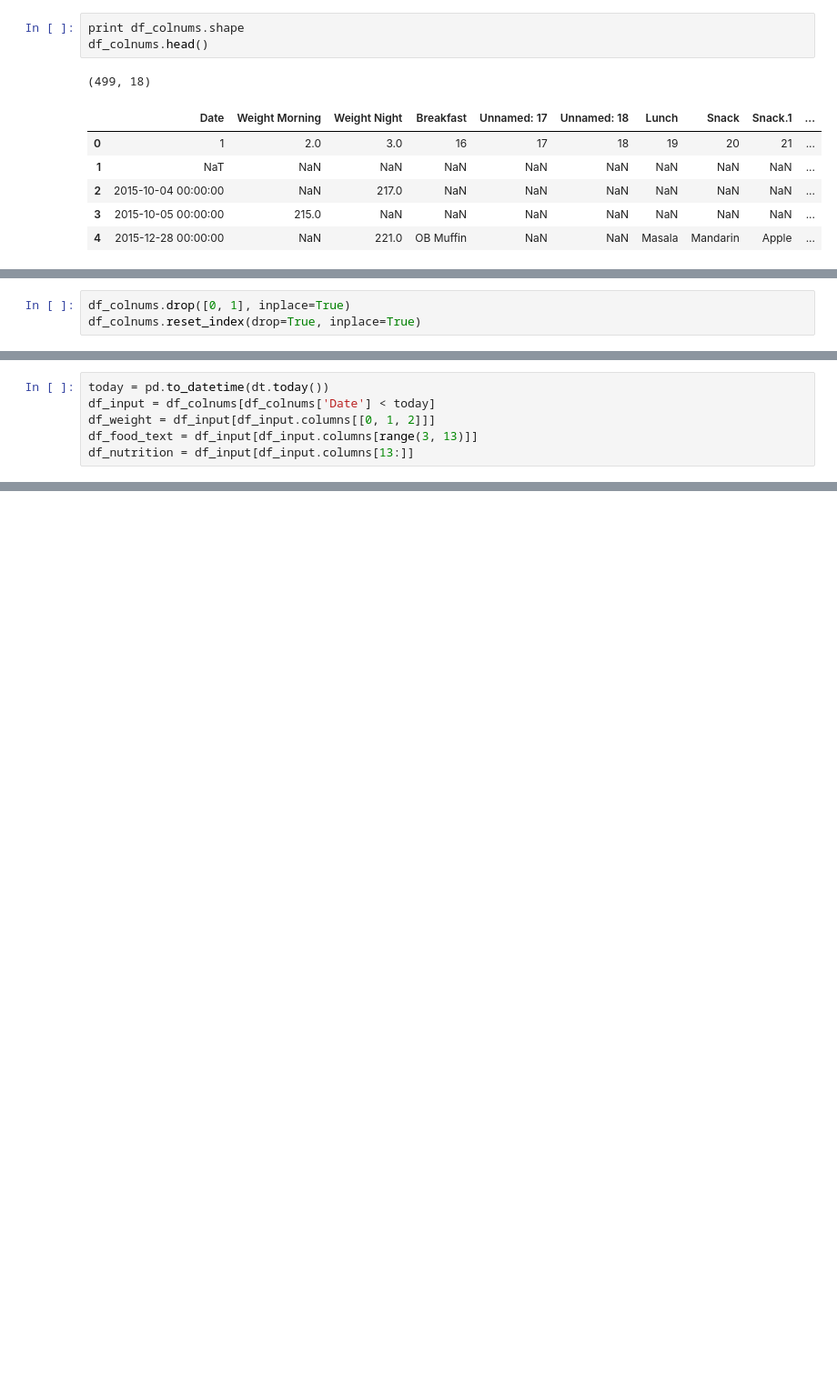
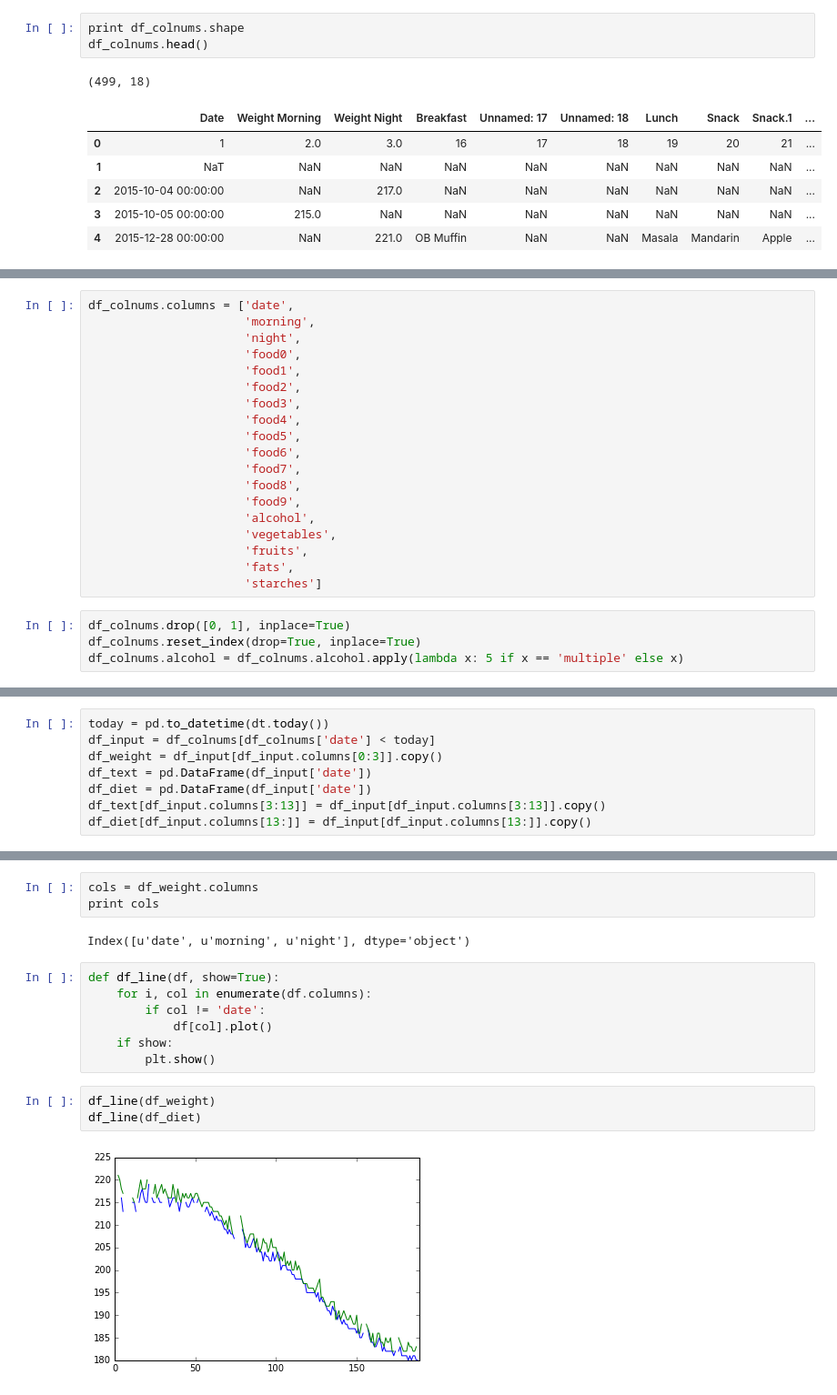
Before and after one commit to nathanmori/Profile-Linking, a Jupyter notebook: Data/Fitness/mine/Mine.ipynb, the cells around one changed output, grey strips where cells are left out. Shown at 91% size. Cells and saved outputs as stored; diff of their text form; blank space fills up the shorter version.

```diff
--- a/Data/Fitness/mine/Mine.ipynb
+++ b/Data/Fitness/mine/Mine.ipynb
@@ -89,3 +70,23 @@ df_colnums.columns = ['Date',
+# %%
+df_colnums.columns = ['date',
+                      'morning',
+                      'night',
+                      'food0',
+                      'food1',
+                      'food2',
+                      'food3',
+                      'food4',
+                      'food5',
+                      'food6',
+                      'food7',
+                      'food8',
+                      'food9',
+                      'alcohol',
+                      'vegetables',
+                      'fruits',
+                      'fats',
+                      'starches']
 # %%
 df_colnums.drop([0, 1], inplace=True)
 df_colnums.reset_index(drop=True, inplace=True)
+df_colnums.alcohol = df_colnums.alcohol.apply(lambda x: 5 if x == 'multiple' else x)
@@ -102,6 +93,8 @@ df_colnums.head()
 # %%
 today = pd.to_datetime(dt.today())
-df_input = df_colnums[df_colnums['Date'] < today]
-df_weight = df_input[df_input.columns[[0, 1, 2]]]
-df_food_text = df_input[df_input.columns[range(3, 13)]]
-df_nutrition = df_input[df_input.columns[13:]]
+df_input = df_colnums[df_colnums['date'] < today]
+df_weight = df_input[df_input.columns[0:3]].copy()
+df_text = pd.DataFrame(df_input['date'])
+df_diet = pd.DataFrame(df_input['date'])
+df_text[df_input.columns[3:13]] = df_input[df_input.columns[3:13]].copy()
+df_diet[df_input.columns[13:]] = df_input[df_input.columns[13:]].copy()
@@ -116,0 +104,17 @@ df_weight.head()
+# %%
+cols = df_weight.columns
+print cols
+# %% [output]
+Index([u'date', u'morning', u'night'], dtype='object')
+# %%
+def df_line(df, show=True):
+    for i, col in enumerate(df.columns):
+        if col != 'date':
+            df[col].plot()
+    if show:
+        plt.show()
+# %%
+df_line(df_weight)
+df_line(df_diet)
+# %% [output]
+[figure, added]
```
Also changed, not shown: parts of 9 cells of this notebook.
